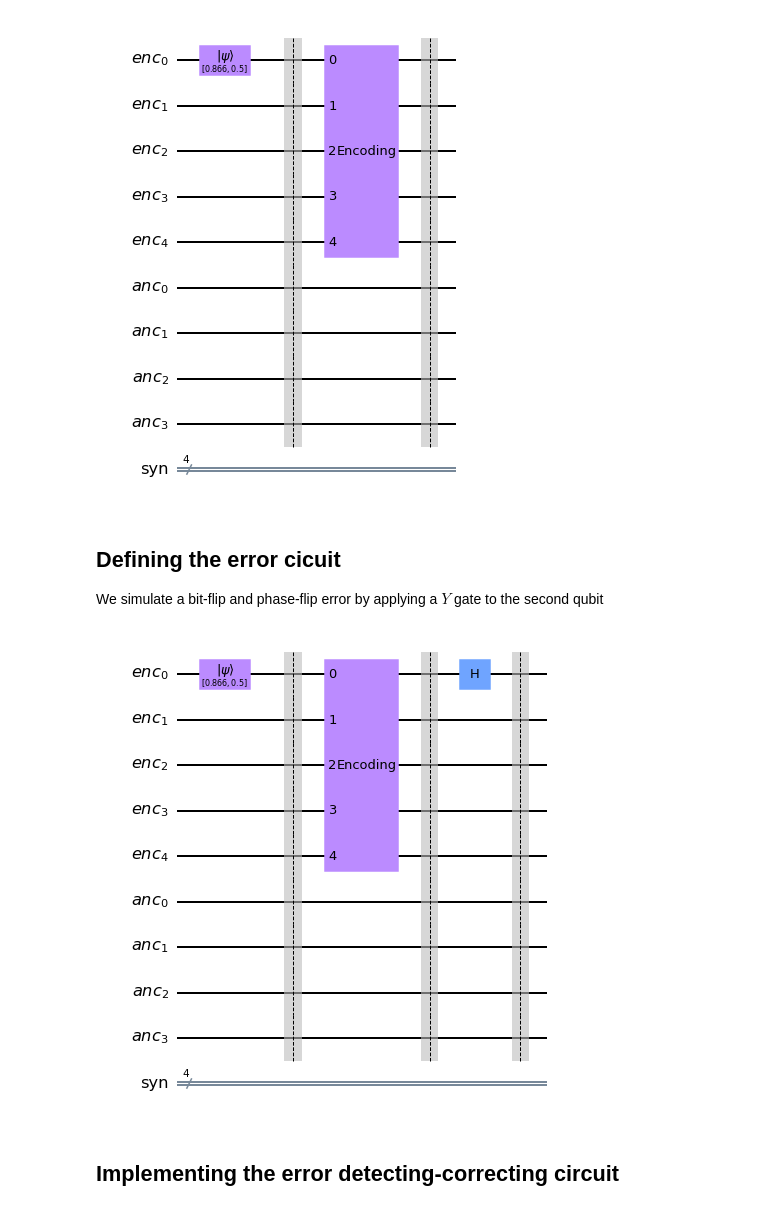
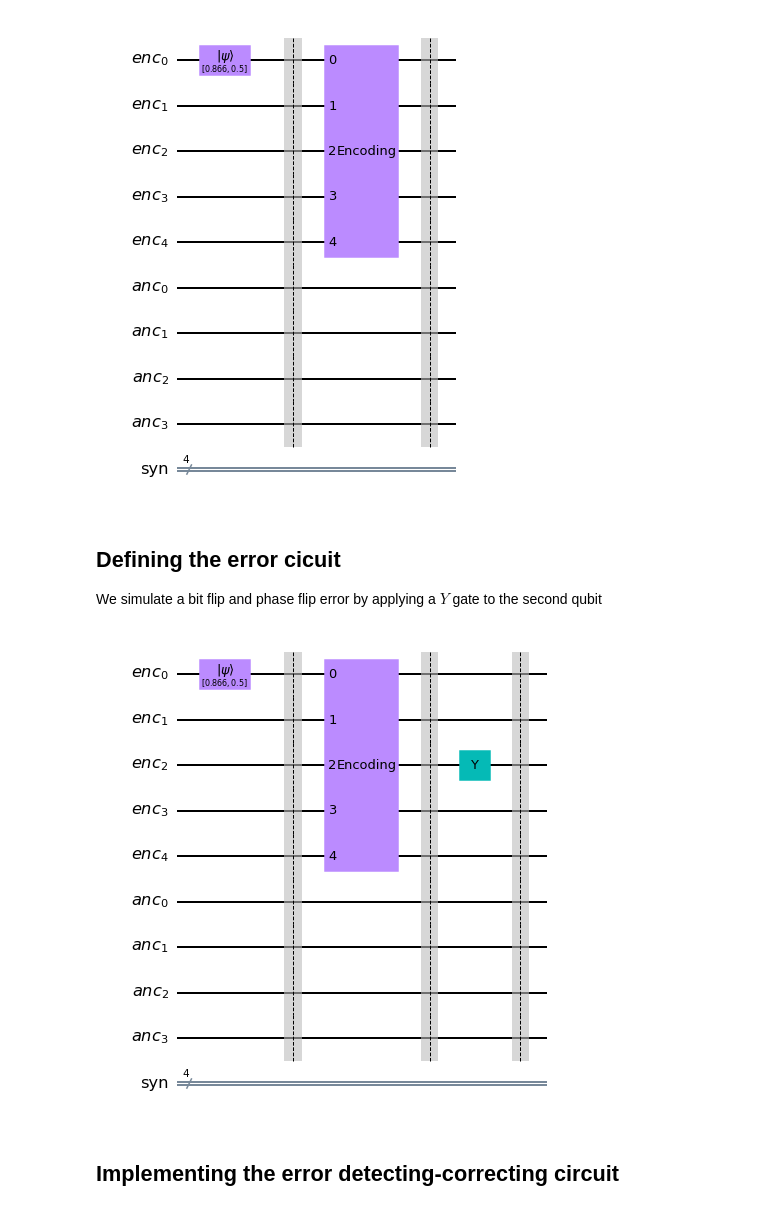
Before and after one commit to DiegoArcelli/Quantum-Error-Correction-Report, a Jupyter notebook: code/five_qubit_code.ipynb, the cells around one changed output. Saved outputs shown, nothing was run; the diff lists cells and outputs as text; code cells hidden in the pictures.

```diff
--- a/code/five_qubit_code.ipynb
+++ b/code/five_qubit_code.ipynb
@@ -96,16 +94,15 @@ qc.draw("mpl")
 # %% [markdown]
 ## Defining the error cicuit
 
-We simulate a bit-flip and phase-flip error by applying a $Y$ gate to the second qubit
+We simulate a bit flip and phase flip error by applying a $Y$ gate to the second qubit
 # %%
-#qc.y(q_enc[2])
-qc.h(q_enc[0])
+qc.y(q_enc[2])
 
 qc.barrier()
 
 qc.draw(output="mpl")
 # %% [output]
-[figure, old version]
+[figure, new version]
 # %% [markdown]
 ## Implementing the error detecting-correcting circuit
 # %%
```
Also changed, not shown: parts of 8 cells of this notebook, 1 other file.
